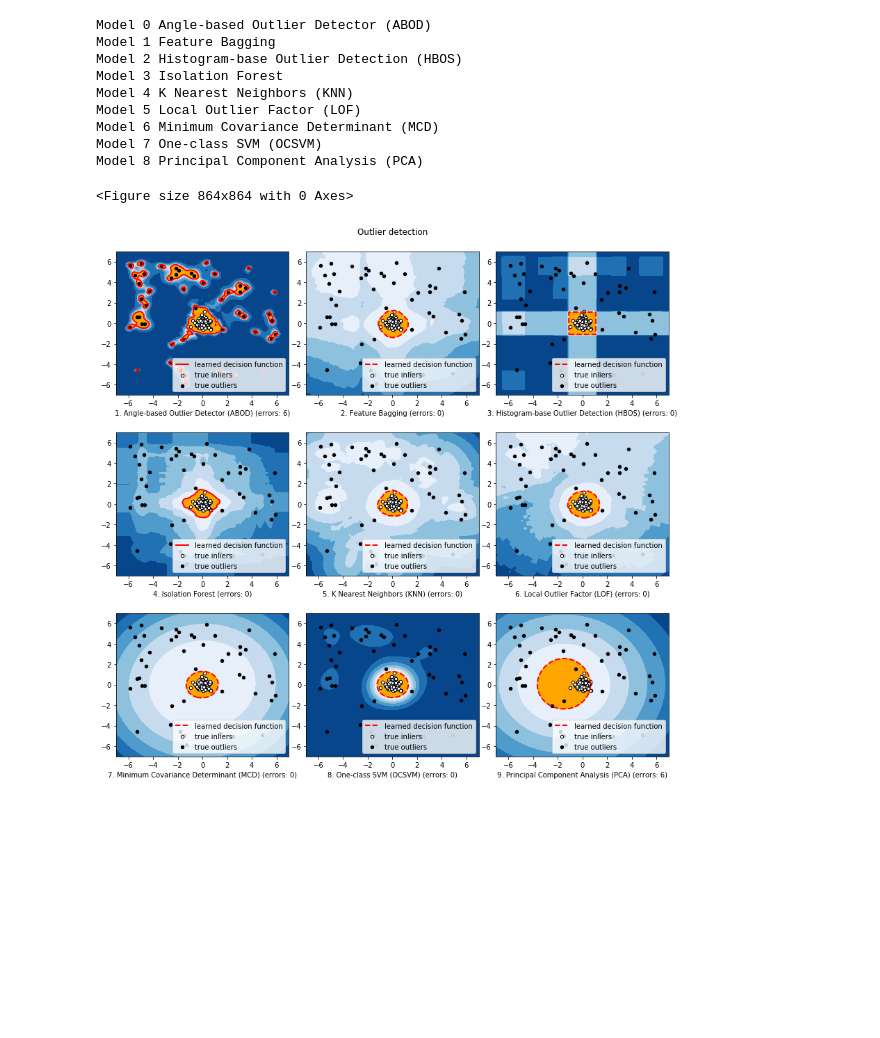
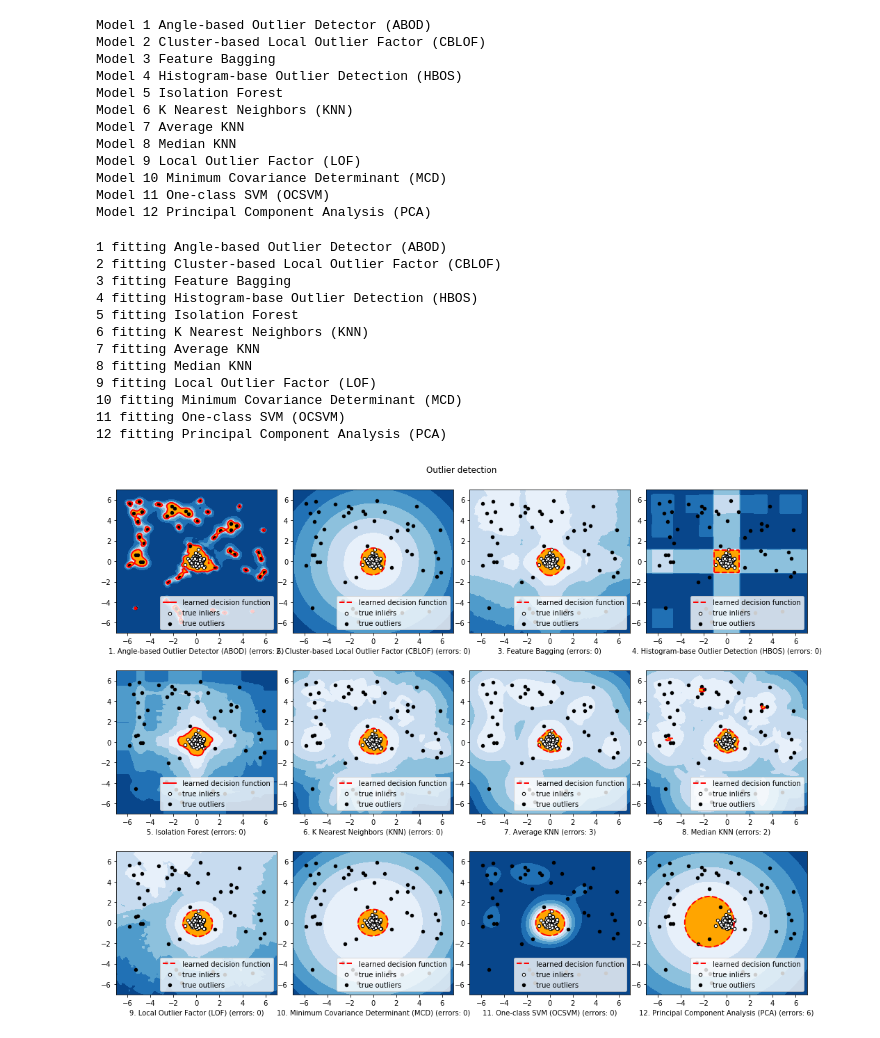
Before and after one commit to yzhao062/pyod, a Jupyter notebook: notebooks/Compare All Models.ipynb, the cells around one changed output. Drawn from its saved outputs; the diff is of its cells as text; code cells hidden in the pictures; blank space fills up the shorter version.

```diff
--- a/notebooks/Compare All Models.ipynb
+++ b/notebooks/Compare All Models.ipynb
@@ -96,12 +93,13 @@ Ground truth shape is (200,). Outlier are 1 and inliers are 0.
  0 0 1 1 1 1 1 1 1 1 1 1 1 1 1 1 1 1 1 1 1 1 1 1 1 1 1 1 1 1 1 1 1 1 1 1 1
  1 1 1 1 1 1 1 1 1 1 1 1 1 1 1]
 # %%
+random_state = np.random.RandomState(42)
 # Define nine outlier detection tools to be compared
-random_state = np.random.RandomState(42)
-
 classifiers = {'Angle-based Outlier Detector (ABOD)':
                    ABOD(n_neighbors=10,
                         contamination=outliers_fraction),
+               'Cluster-based Local Outlier Factor (CBLOF)':
+                   CBLOF(contamination=outliers_fraction),
                'Feature Bagging':
                    FeatureBagging(LOF(n_neighbors=35),
                                   contamination=outliers_fraction,
@@ -112,6 +110,10 @@ classifiers = {'Angle-based Outlier Detector (ABOD)':
                                            random_state=random_state),
                'K Nearest Neighbors (KNN)': KNN(
                    contamination=outliers_fraction),
+               'Average KNN': KNN(method='mean',
+                                  contamination=outliers_fraction),
+               'Median KNN': KNN(method='median',
+                                 contamination=outliers_fraction),
                'Local Outlier Factor (LOF)':
                    LOF(n_neighbors=35,
                        contamination=outliers_fraction),
@@ -122,21 +124,25 @@ classifiers = {'Angle-based Outlier Detector (ABOD)':
                    contamination=outliers_fraction),
                }
 # %%
-# Show all classifiers
+# Show all detectors
 for i, clf in enumerate(classifiers.keys()):
-    print('Model', i, clf)
+    print('Model', i + 1, clf)
 # %% [output]
-Model 0 Angle-based Outlier Detector (ABOD)
-Model 1 Feature Bagging
-Model 2 Histogram-base Outlier Detection (HBOS)
-Model 3 Isolation Forest
-Model 4 K Nearest Neighbors (KNN)
-Model 5 Local Outlier Factor (LOF)
-Model 6 Minimum Covariance Determinant (MCD)
-Model 7 One-class SVM (OCSVM)
-Model 8 Principal Component Analysis (PCA)
+Model 1 Angle-based Outlier Detector (ABOD)
+Model 2 Cluster-based Local Outlier Factor (CBLOF)
+Model 3 Feature Bagging
+Model 4 Histogram-base Outlier Detection (HBOS)
+Model 5 Isolation Forest
+Model 6 K Nearest Neighbors (KNN)
+Model 7 Average KNN
+Model 8 Median KNN
+Model 9 Local Outlier Factor (LOF)
+Model 10 Minimum Covariance Determinant (MCD)
+Model 11 One-class SVM (OCSVM)
+Model 12 Principal Component Analysis (PCA)
 # %%
-# Fit the problem with varying cluster separation
+# Fit the models with the generated data and
+# compare model performances
 for i, offset in enumerate(clusters_separation):
     np.random.seed(42)
     # Data generation
@@ -147,8 +153,9 @@ for i, offset in enumerate(clusters_separation):
     X = np.r_[X, np.random.uniform(low=-6, high=6, size=(n_outliers, 2))]
 
     # Fit the model
-    plt.figure(figsize=(12, 12))
+    plt.figure(figsize=(15, 12))
     for i, (clf_name, clf) in enumerate(classifiers.items()):
+        print(i + 1, 'fitting', clf_name)
         # fit the data and tag outliers
         clf.fit(X)
         scores_pred = clf.decision_function(X) * -1
@@ -156,33 +163,44 @@ for i, offset in enumerate(clusters_separation):
         threshold = stats.scoreatpercentile(scores_pred,
                                             100 * outliers_fraction)
         n_errors = (y_pred != ground_truth).sum()
         # plot the levels lines and the points
 
         Z = clf.decision_function(np.c_[xx.ravel(), yy.ravel()]) * -1
         Z = Z.reshape(xx.shape)
-        subplot = plt.subplot(3, 3, i + 1)
+        subplot = plt.subplot(3, 4, i + 1)
         subplot.contourf(xx, yy, Z, levels=np.linspace(Z.min(), threshold, 7),
                          cmap=plt.cm.Blues_r)
         a = subplot.contour(xx, yy, Z, levels=[threshold],
                             linewidths=2, colors='red')
         subplot.contourf(xx, yy, Z, levels=[threshold, Z.max()],
                          colors='orange')
         b = subplot.scatter(X[:-n_outliers, 0], X[:-n_outliers, 1], c='white',
                             s=20, edgecolor='k')
         c = subplot.scatter(X[-n_outliers:, 0], X[-n_outliers:, 1], c='black',
                             s=20, edgecolor='k')
         subplot.axis('tight')
         subplot.legend(
             [a.collections[0], b, c],
             ['learned decision function', 'true inliers', 'true outliers'],
             prop=matplotlib.font_manager.FontProperties(size=10),
             loc='lower right')
         subplot.set_xlabel("%d. %s (errors: %d)" % (i + 1, clf_name, n_errors))
         subplot.set_xlim((-7, 7))
         subplot.set_ylim((-7, 7))
     plt.subplots_adjust(0.04, 0.1, 0.96, 0.94, 0.1, 0.26)
     plt.suptitle("Outlier detection")
 plt.show()
 # %% [output]
-<Figure size 864x864 with 0 Axes>
+1 fitting Angle-based Outlier Detector (ABOD)
+2 fitting Cluster-based Local Outlier Factor (CBLOF)
+3 fitting Feature Bagging
+4 fitting Histogram-base Outlier Detection (HBOS)
+5 fitting Isolation Forest
+6 fitting K Nearest Neighbors (KNN)
+7 fitting Average KNN
+8 fitting Median KNN
+9 fitting Local Outlier Factor (LOF)
+10 fitting Minimum Covariance Determinant (MCD)
+11 fitting One-class SVM (OCSVM)
+12 fitting Principal Component Analysis (PCA)
-[figure, old version]
+[figure, new version]
```
Also changed, not shown: parts of 4 cells of this notebook, 4 other files.
